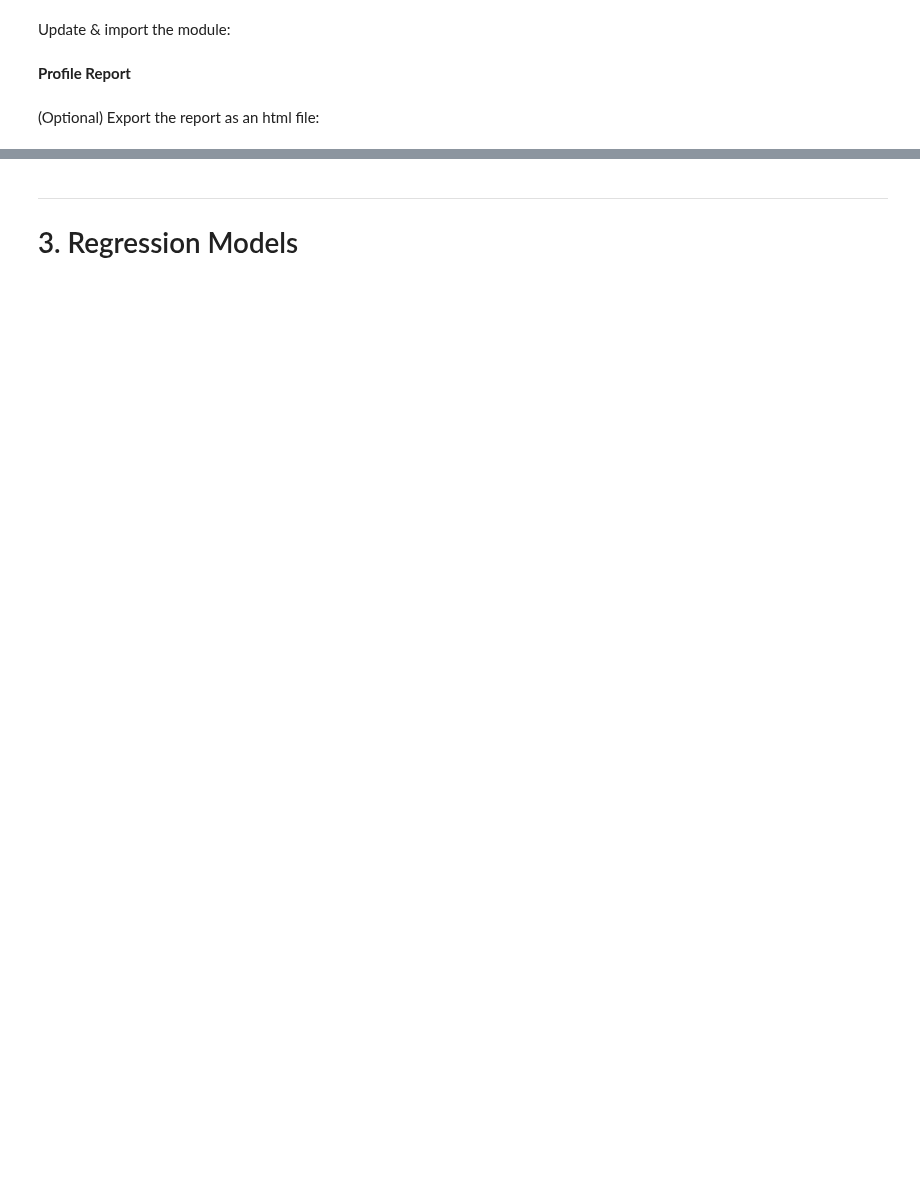
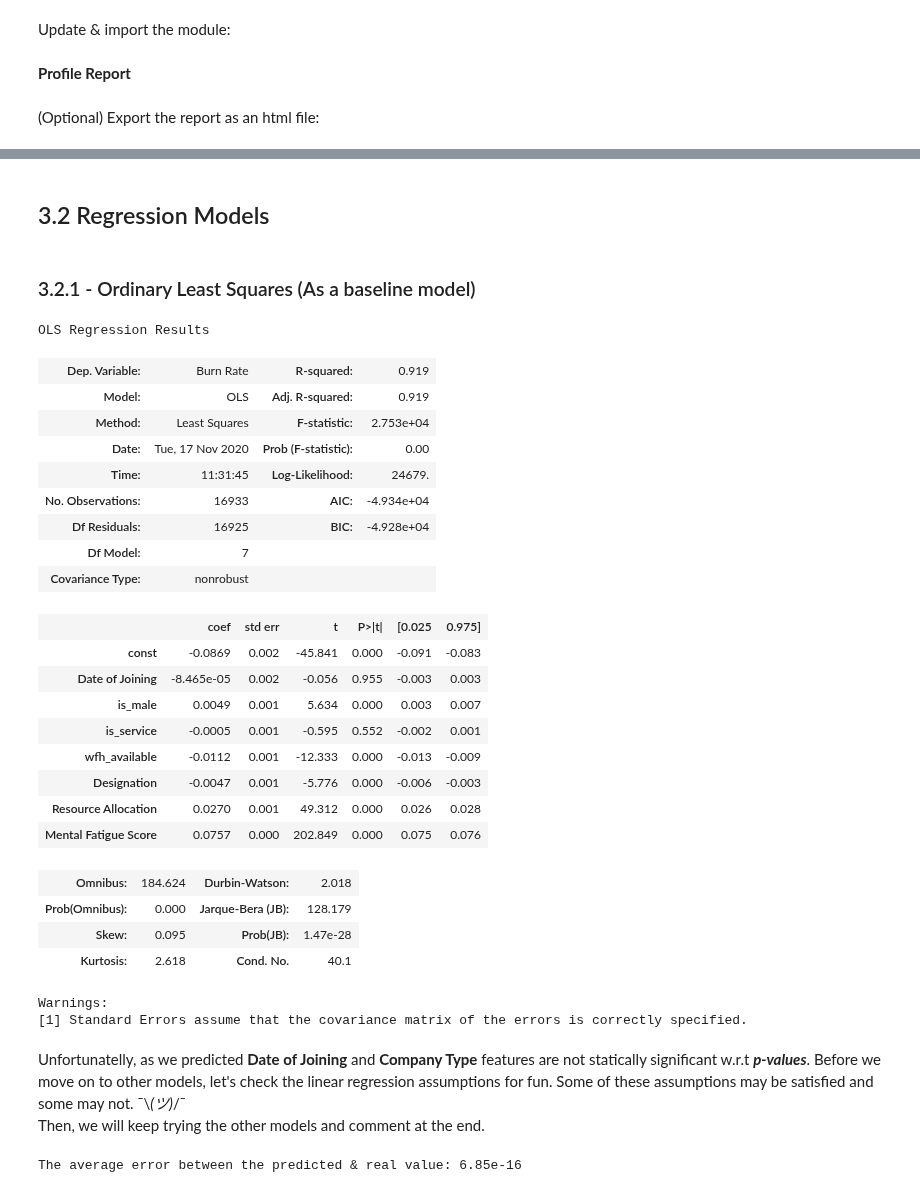
Before and after one commit to gulmert89/bootcamp_files, a Jupyter notebook: burning_out.ipynb, the cells around one changed output, grey strips where cells are left out. Cells and saved outputs as stored; diff of their text form; code cells hidden in the pictures; blank space fills up the shorter version.

```diff
--- a/burning_out.ipynb
+++ b/burning_out.ipynb
@@ -474,3 +522,4 @@ Update & import the module:
 # %% [markdown]
-***
-# 3\. Regression Models
+## 3.2 Regression Models
+# %% [markdown]
+### 3.2.1 - Ordinary Least Squares (As a baseline model)
@@ -476,0 +532,38 @@ Update & import the module:
+# %%
+ols_results.summary()
+# %% [output]
+OLS Regression Results
+| Dep. Variable: | Burn Rate | R-squared: | 0.919 |
+| Model: | OLS | Adj. R-squared: | 0.919 |
+| Method: | Least Squares | F-statistic: | 2.753e+04 |
+| Date: | Tue, 17 Nov 2020 | Prob (F-statistic): | 0.00 |
+| Time: | 11:31:45 | Log-Likelihood: | 24679. |
+| No. Observations: | 16933 | AIC: | -4.934e+04 |
+| Df Residuals: | 16925 | BIC: | -4.928e+04 |
+| Df Model: | 7 |  |  |
+| Covariance Type: | nonrobust |  |  |
+|  | coef | std err | t | P>|t| | [0.025 | 0.975] |
+| const | -0.0869 | 0.002 | -45.841 | 0.000 | -0.091 | -0.083 |
+| Date of Joining | -8.465e-05 | 0.002 | -0.056 | 0.955 | -0.003 | 0.003 |
+| is_male | 0.0049 | 0.001 | 5.634 | 0.000 | 0.003 | 0.007 |
+| is_service | -0.0005 | 0.001 | -0.595 | 0.552 | -0.002 | 0.001 |
+| wfh_available | -0.0112 | 0.001 | -12.333 | 0.000 | -0.013 | -0.009 |
+| Designation | -0.0047 | 0.001 | -5.776 | 0.000 | -0.006 | -0.003 |
+| Resource Allocation | 0.0270 | 0.001 | 49.312 | 0.000 | 0.026 | 0.028 |
+| Mental Fatigue Score | 0.0757 | 0.000 | 202.849 | 0.000 | 0.075 | 0.076 |
+| Omnibus: | 184.624 | Durbin-Watson: | 2.018 |
+| Prob(Omnibus): | 0.000 | Jarque-Bera (JB): | 128.179 |
+| Skew: | 0.095 | Prob(JB): | 1.47e-28 |
+| Kurtosis: | 2.618 | Cond. No. | 40.1 |
+Warnings:
+[1] Standard Errors assume that the covariance matrix of the errors is correctly specified.
+# %% [markdown]
+Unfortunatelly, as we predicted **Date of Joining** and **Company Type** features are not statically significant w.r.t ***p-values***. Before we move on to other models, let's check the linear regression assumptions for fun. Some of these assumptions may be satisfied and some may not. ¯\\_(ツ)_/¯ <br>Then, we will keep trying the other models and comment at the end.
+# %%
+# Assumption: Error term should be near zero in means
+predict = ols_results.predict(X_train_ols)
+errors = y_train - predict
+print("The average error between the predicted & real value: \
+{:.3g}".format(np.mean(errors)))
+# %% [output]
+The average error between the predicted & real value: 6.85e-16
```
Also changed, not shown: parts of 16 cells of this notebook.
